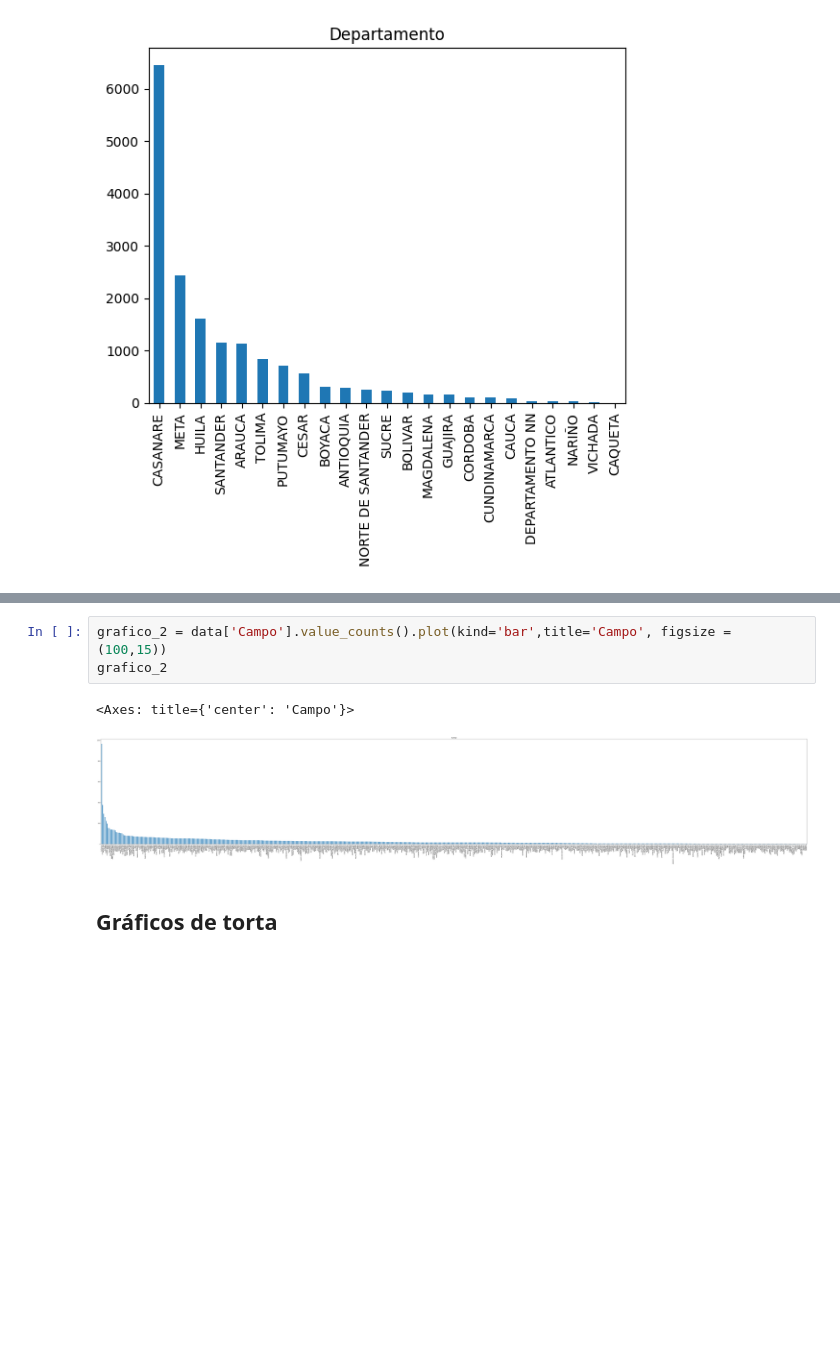
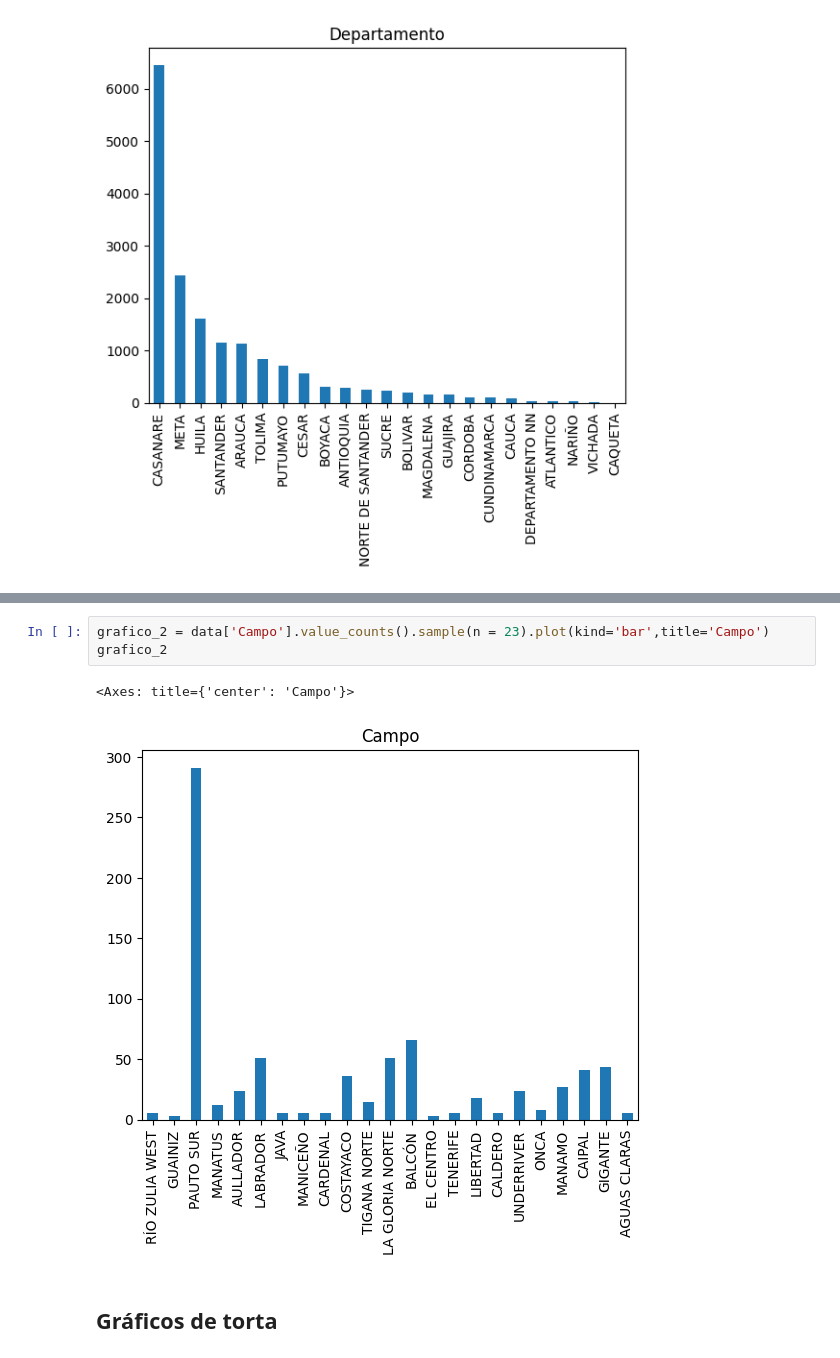
Before and after one commit to Zackperez/mineria_de_datos, a Jupyter notebook: mineria.ipynb, the cells around one changed output, grey strips where cells are left out. Drawn from its saved outputs; the diff is of its cells as text; blank space fills up the shorter version.

```diff
--- a/mineria.ipynb
+++ b/mineria.ipynb
@@ -415,8 +402,8 @@ grafico_2
 # %%
-grafico_2 = data['Campo'].value_counts().plot(kind='bar',title='Campo', figsize = (100,15))
+grafico_2 = data['Campo'].value_counts().sample(n = 23).plot(kind='bar',title='Campo')
 grafico_2
 # %% [output]
 <Axes: title={'center': 'Campo'}>
-[figure, old version]
+[figure, new version]
 # %% [markdown]
 ## Gráficos de torta
```
Also changed, not shown: parts of 15 cells of this notebook.
